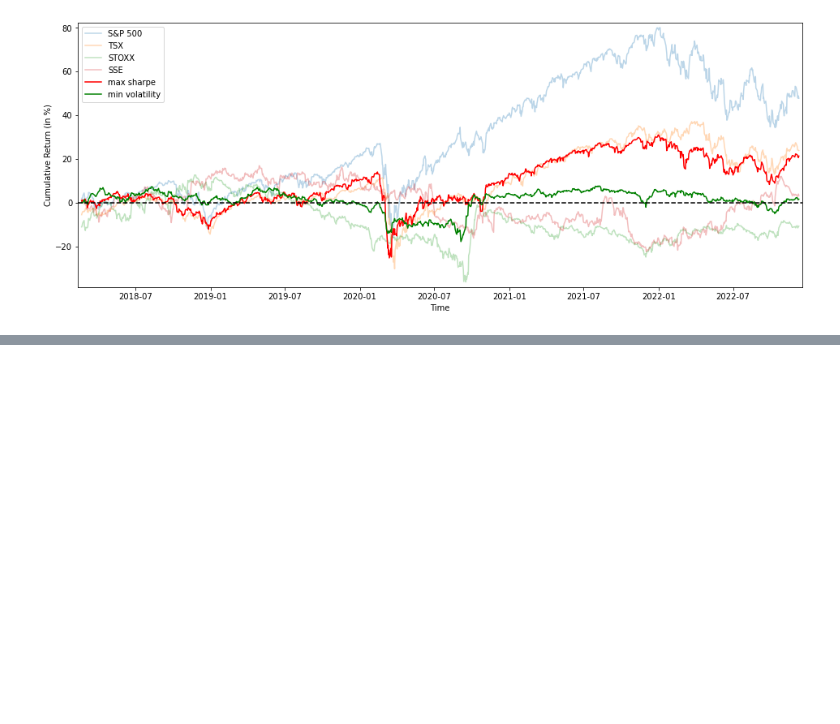
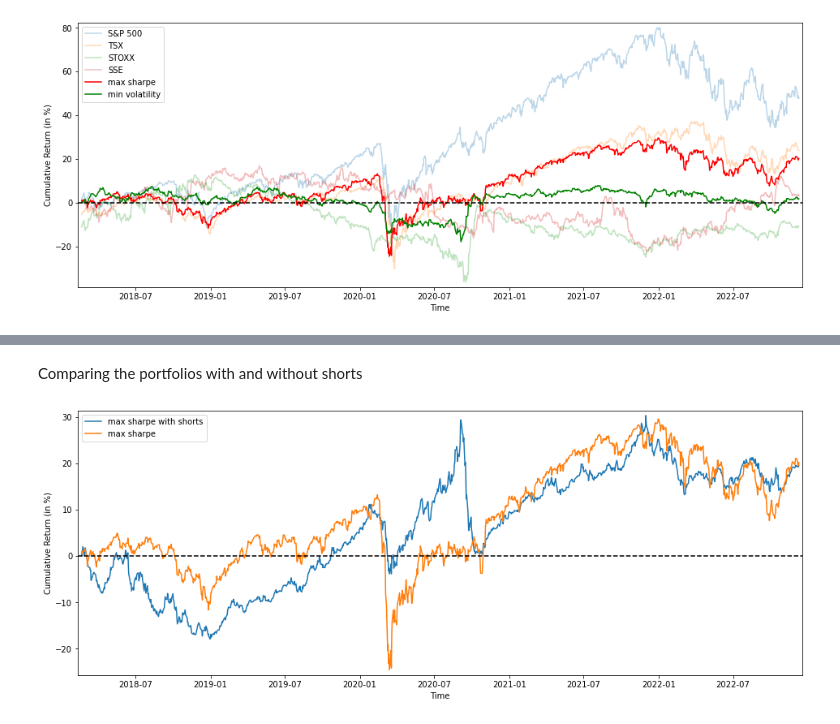
Before and after one commit to elhamidimed/Markowitz-Portfolio-optimisation-Genetic-algorithm, a Jupyter notebook: main.ipynb, the cells around one changed output, grey strips where cells are left out. Saved outputs shown, nothing was run; the diff lists cells and outputs as text; code cells hidden in the pictures; blank space fills up the shorter version.

```diff
--- a/main.ipynb
+++ b/main.ipynb
@@ -287,0 +382,14 @@ plt.show()
+# %% [markdown]
+Comparing the portfolios with and without shorts
+# %%
+plt.figure(figsize=(16,6))
+plt.plot(dates, np.cumsum(ptf_max_sharpe_short) * 100, label="max sharpe with shorts")
+plt.plot(dates, np.cumsum(ptf_max_sharpe) * 100, label="max sharpe")
+plt.xlabel('Time')
+plt.ylabel('Cumulative Return (in %)')
+plt.margins(x=0.005,y=0.02)
+plt.axhline(y=0, xmin=0, xmax=1, linestyle='--', color='k')
+plt.legend()
+plt.show()
+# %% [output]
+[figure, added]
```
Also changed, not shown: parts of 12 cells of this notebook.
